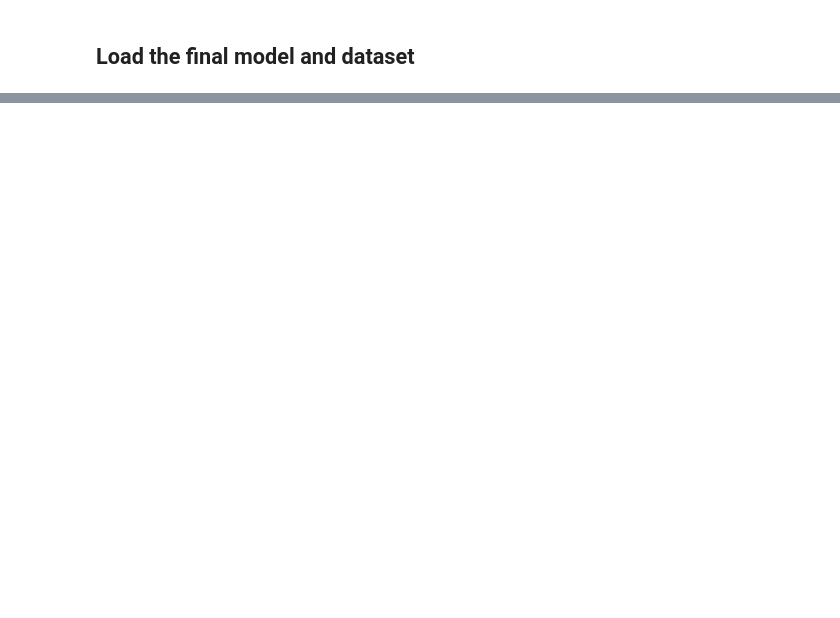
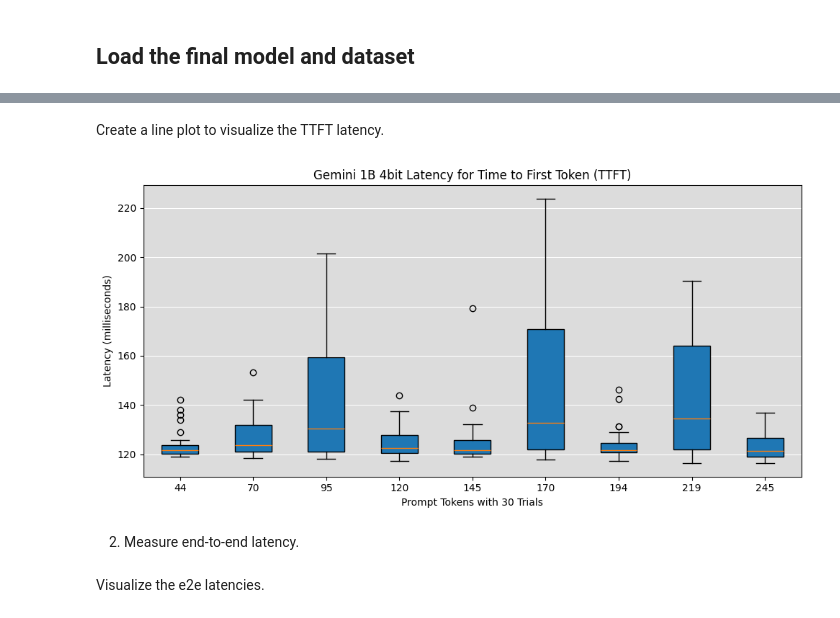
Before and after one commit to srikrish2812/info621_project, a Jupyter notebook: src/notebooks/gemma_3_final_inference.ipynb, the cells around one changed output, grey strips where cells are left out. Saved outputs shown, nothing was run; the diff lists cells and outputs as text; code cells hidden in the pictures; blank space fills up the shorter version.

```diff
--- a/src/notebooks/gemma_3_final_inference.ipynb
+++ b/src/notebooks/gemma_3_final_inference.ipynb
@@ -176,0 +241,40 @@ print(f"Throughput: {throughput:.2f} tokens/sec over {runs} runs")
+# %%
+if measure_latency:
+  latencies_ttft = {}
+  for idx in tqdm(indices):
+    random = dataset['train'].select([idx])
+    ttft_warmup = test_latency(random, iterations=iterations, warmup=True, max_new_tokens=1)
+    latencies_ttft[idx] = {"warmup": ttft_warmup}
+# %%
+data = []
+
+for i,v in latencies_ttft.items():
+  data.append(convert_to_milliseconds(v['warmup']))
+# %% [markdown]
+Create a line plot to visualize the TTFT latency.
+# %%
+def create_boxplot(data, y, configs):
+  fig, ax = plt.subplots(figsize=(10, 5))
+
+  ax.set_title(configs['title'])
+  ax.set_xlabel(configs['xlabel'])
+  ax.set_ylabel(configs['ylabel'])
+  ax.yaxis.grid(color='white')
+  ax.set_facecolor(color='gainsboro')
+  bp = ax.boxplot(data, patch_artist=True, tick_labels=y, boxprops=configs['boxprops'])
+  plt.tight_layout()
+  plt.savefig(configs['png'])
+  return plt.show()
+# %%
+ttft_configs = {}
+ttft_configs['title'] = 'Gemini 1B 4bit Latency for Time to First Token (TTFT)'
+ttft_configs['xlabel'] = f"Prompt Tokens with {iterations} Trials"
+ttft_configs['ylabel'] = 'Latency (milliseconds)'
+ttft_configs['boxprops'] = dict(facecolor="tab:blue")
+ttft_configs['png'] = 'ttft.png'
+# %%
+create_boxplot(data, intervals, ttft_configs)
+# %% [output]
+[figure, added]
+# %% [markdown]
+2. Measure end-to-end latency.
@@ -176,0 +293,2 @@ print(f"Throughput: {throughput:.2f} tokens/sec over {runs} runs")
+# %% [markdown]
+Visualize the e2e latencies.
```
Also changed, not shown: parts of 53 cells of this notebook.
